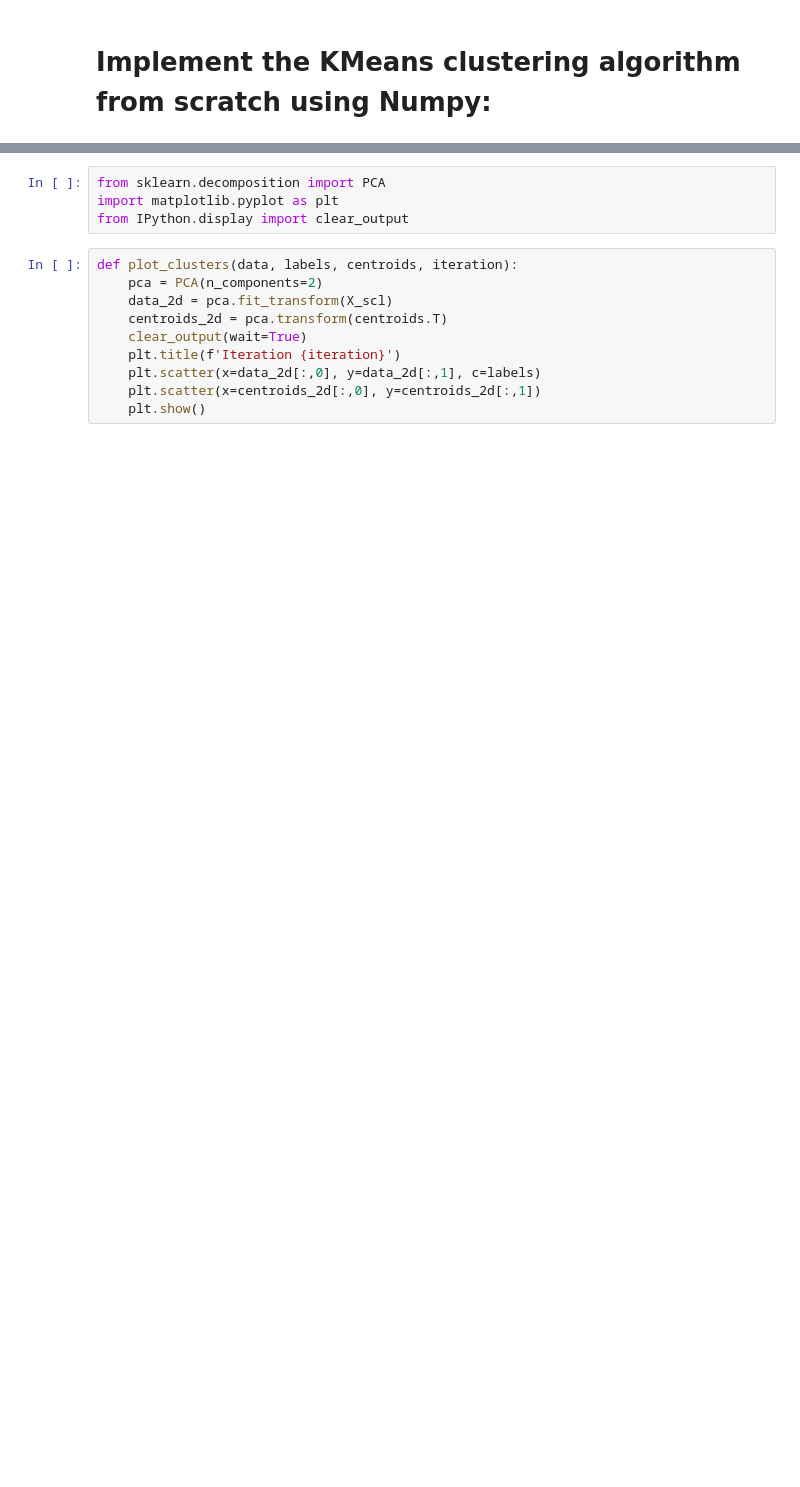
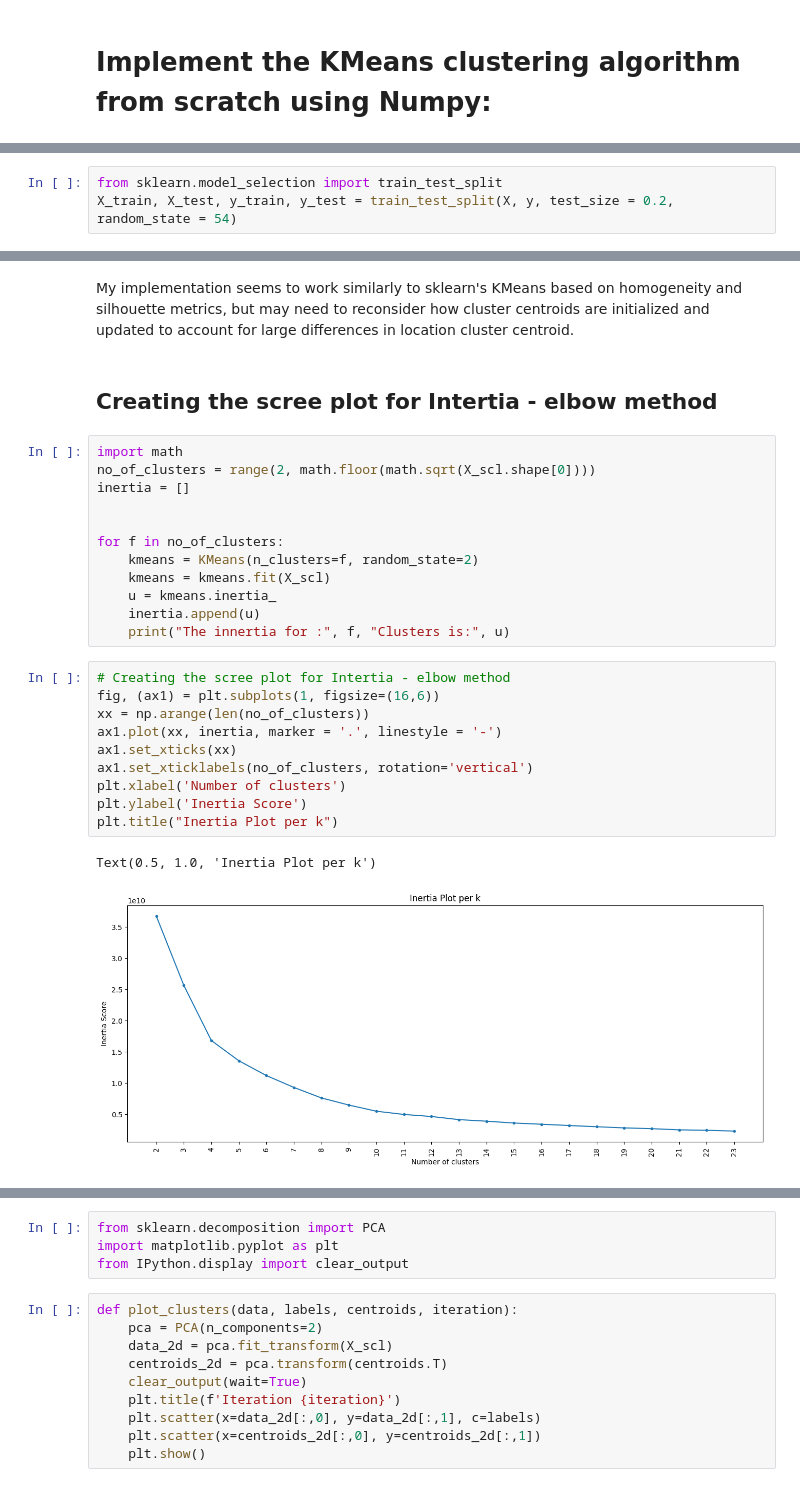
Before and after one commit to LeeTunMT/python, a Jupyter notebook: DS2024_Lab4_22280083_LeTuanMinhThanh.ipynb, the cells around one changed output, grey strips where cells are left out. Saved outputs shown, nothing was run; the diff lists cells and outputs as text; blank space fills up the shorter version.

```diff
--- a/DS2024_Lab4_22280083_LeTuanMinhThanh.ipynb
+++ b/DS2024_Lab4_22280083_LeTuanMinhThanh.ipynb
@@ -244,0 +218,3 @@ def new_centroids(data, labels, k):
+# %%
+from sklearn.model_selection import train_test_split
+X_train, X_test, y_train, y_test = train_test_split(X, y, test_size = 0.2, random_state = 54)
@@ -244,0 +303,29 @@ def new_centroids(data, labels, k):
+# %% [markdown]
+My implementation seems to work similarly to sklearn's KMeans based on homogeneity and silhouette metrics, but may need to reconsider how cluster centroids are initialized and updated to account for large differences in location cluster centroid.
+# %% [markdown]
+## Creating the scree plot for Intertia - elbow method
+# %%
+import math
+no_of_clusters = range(2, math.floor(math.sqrt(X_scl.shape[0])))
+inertia = []
+
+
+for f in no_of_clusters:
+    kmeans = KMeans(n_clusters=f, random_state=2)
+    kmeans = kmeans.fit(X_scl)
+    u = kmeans.inertia_
+    inertia.append(u)
+    print("The innertia for :", f, "Clusters is:", u)
+# %%
+# Creating the scree plot for Intertia - elbow method
+fig, (ax1) = plt.subplots(1, figsize=(16,6))
+xx = np.arange(len(no_of_clusters))
+ax1.plot(xx, inertia, marker = '.', linestyle = '-')
+ax1.set_xticks(xx)
+ax1.set_xticklabels(no_of_clusters, rotation='vertical')
+plt.xlabel('Number of clusters')
+plt.ylabel('Inertia Score')
+plt.title("Inertia Plot per k")
+# %% [output]
+Text(0.5, 1.0, 'Inertia Plot per k')
+[figure, added]
```
Also changed, not shown: parts of 41 cells of this notebook.
